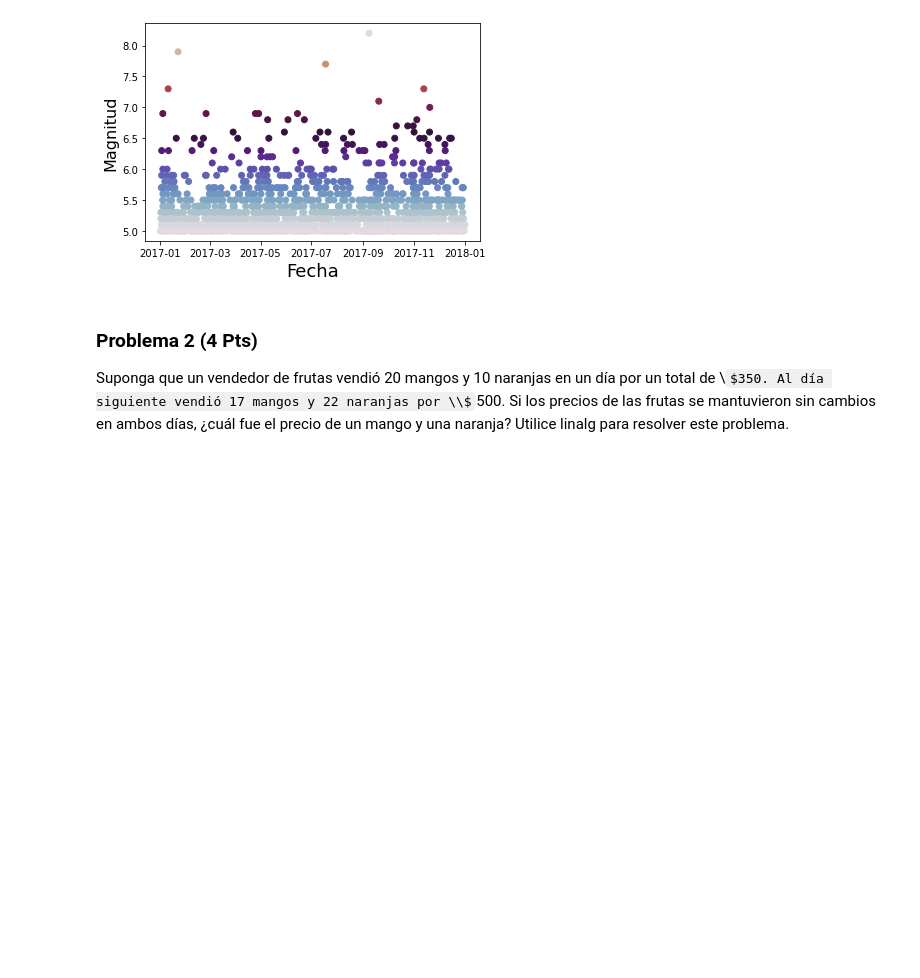
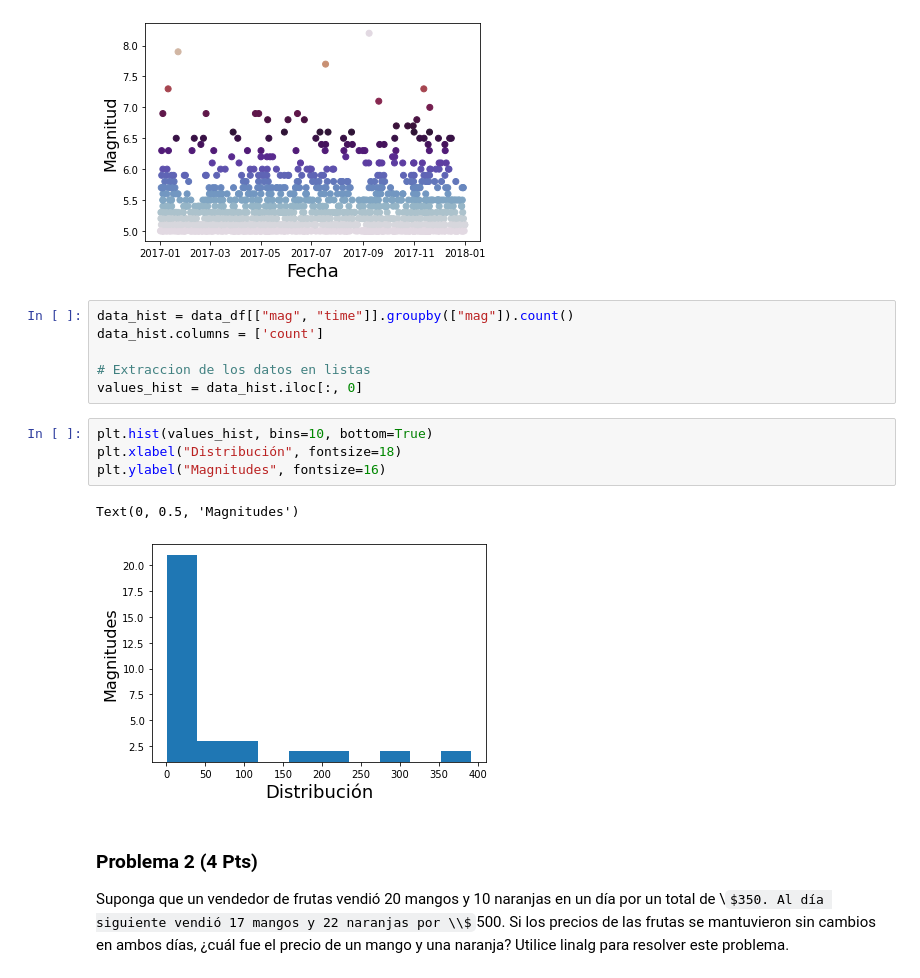
Before and after one commit to Scoowy/PythonLuisa, a Jupyter notebook: Evaluacion2/LeccionNro2V3.ipynb, the cells around one changed output. Cells and saved outputs as stored; diff of their text form; some formulas as TeX source; blank space fills up the shorter version.

```diff
--- a/Evaluacion2/LeccionNro2V3.ipynb
+++ b/Evaluacion2/LeccionNro2V3.ipynb
@@ -87,6 +65,19 @@ plt.ylabel('Magnitud', fontsize=16)
 # %% [output]
 Text(0, 0.5, 'Magnitud')
 [figure]
+# %%
+data_hist = data_df[["mag", "time"]].groupby(["mag"]).count()
+data_hist.columns = ['count']
+
+# Extraccion de los datos en listas
+values_hist = data_hist.iloc[:, 0]
+# %%
+plt.hist(values_hist, bins=10, bottom=True)
+plt.xlabel("Distribución", fontsize=18)
+plt.ylabel("Magnitudes", fontsize=16)
+# %% [output]
+Text(0, 0.5, 'Magnitudes')
+[figure, added]
 # %% [markdown]
 ### Problema 2 (4 Pts)
 
```
Also changed, not shown: parts of 6 cells of this notebook, 2 other files.
